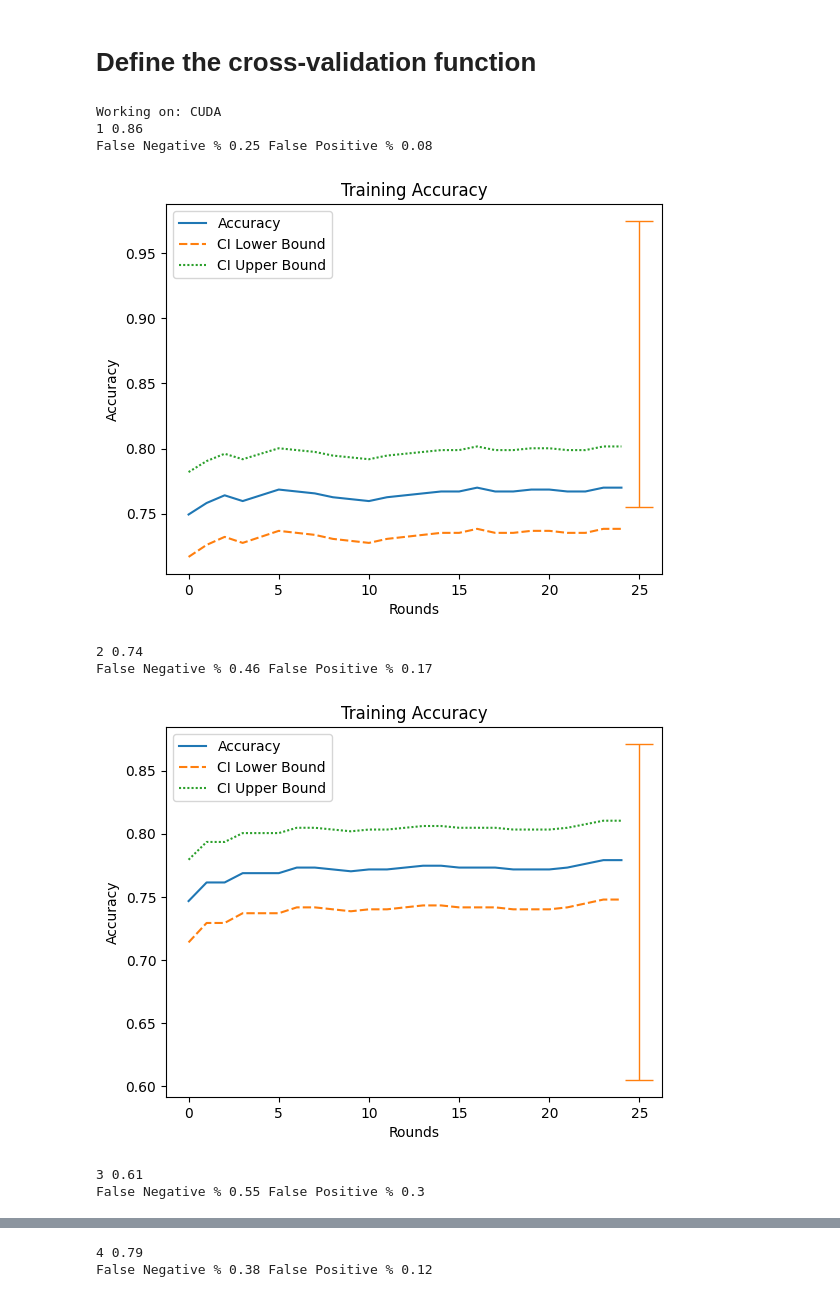
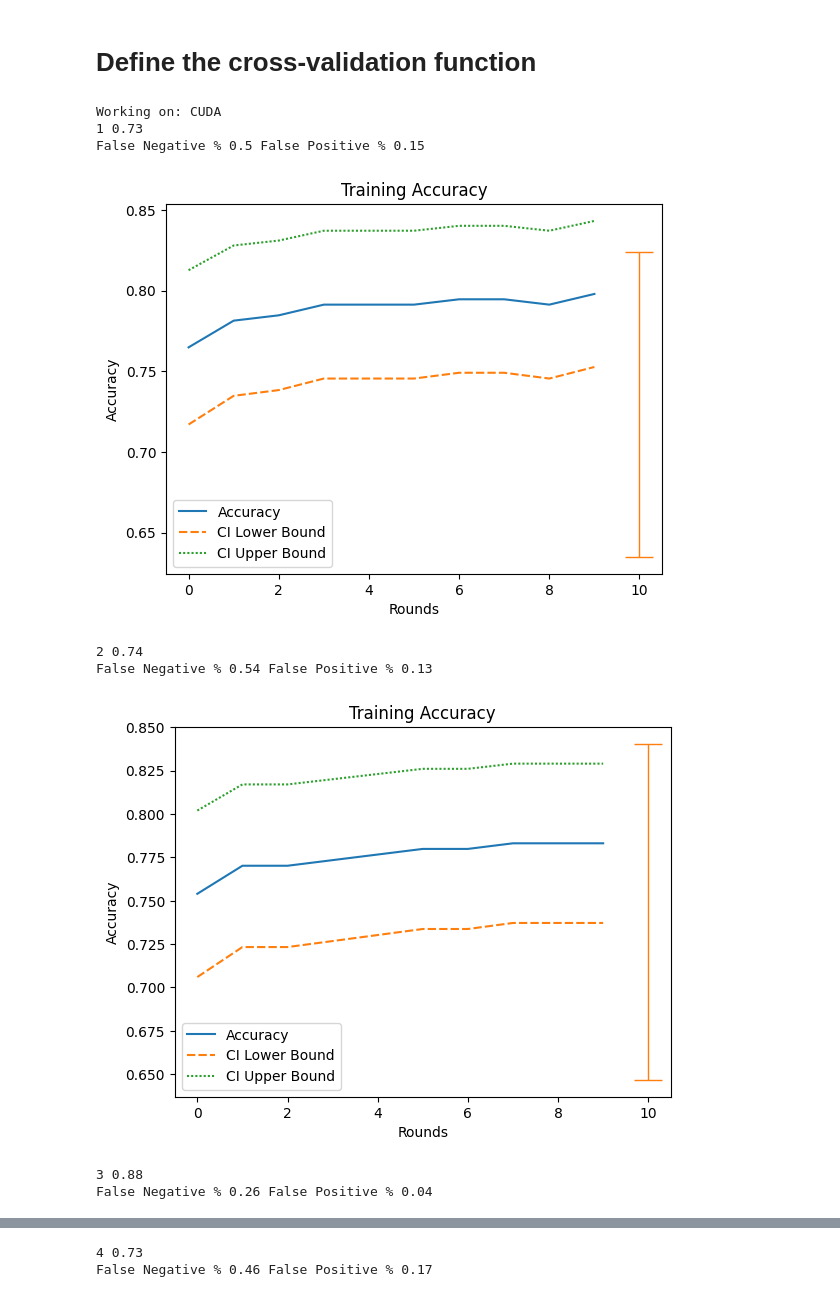
Before and after one commit to PeterVL02/Diabetes-Classifier, a Jupyter notebook: diabetes_classifier.ipynb, the cells around one changed output, grey strips where cells are left out. Saved outputs shown, nothing was run; the diff lists cells and outputs as text; code cells hidden in the pictures.

```diff
--- a/diabetes_classifier.ipynb
+++ b/diabetes_classifier.ipynb
@@ -250,8 +250,19 @@ def remove_outliers(DataFrame, std_threshold=4):
 # %% [markdown]
 ### Splitting data into k groups
 # %%
-def k_split(DataFrame, k, RemoveOutliers=False, ImputeMissing=False):
+def k_split(DataFrame, k, RemoveOutliers=False, ImputeMissing=False, log_transform=None):
     'If not ImputeMissing, NaNs will be removed. NaNs will always be removed in test data.'
+
+    ## Get the global features variable
+    global features
+
+    ## Log transformation
+    if log_transform is not None:
+        for col in log_transform:
+            ## Make sure that we are not log-transforming non-existent columns
+            if col in features:
+                df[col] = df[col].apply(lambda x: np.log1p(x))
+
     # Shuffle the DataFrame
     shuffled = DataFrame.sample(frac=1)
 
@@ -261,7 +272,7 @@ def k_split(DataFrame, k, RemoveOutliers=False, ImputeMissing=False):
     X_data = []
     Y_data = []
     pc_array = []
-    global features
+
 
     for i in range(k):
         groups_copy = groups.copy()
@@ -332,10 +343,10 @@ def cross_validate(training_data, test_data, pcs, n_pcs, learning_rate, rtt, plo
     return validation_stats
 # %%
 ## Decide on k
-k = 10
+k = 5
 
 ## How many times to go train on the dataset before evaluating?
-rounds_to_train = 25
+rounds_to_train = 10
 
 ## How many principal components should be used?
 number_of_pcs = 0
@@ -347,40 +358,43 @@ LR = 0.0001
 # If any other columns shold be dropped (for feature engineering purposes), these can be specified here as well:
 drop_coloumns = ['Outcome', 'DiabetesPedigreeFunction']
 
+# Which columns to log-transform?
+log_columns = ['Pregnancies', 'Insulin', 'DiabetesPedigreeFunction', 'Age']
+
 # Get all remaining columns in lists
 features = [col for col in df.columns if col not in [kol for kol in drop_coloumns]]
 
 ## Create Data from DataFrame
-X_data, Y_data, pc_array = k_split(df, k=k, RemoveOutliers=True, ImputeMissing=True)
-X_data, Y_data, pc_array
+X_data, Y_data, pc_array = k_split(df, k=k, RemoveOutliers=True, ImputeMissing=False, log_transform=log_columns)
+
 
 ## Perform cross validation
 statistics = cross_validate(X_data,Y_data,pc_array, n_pcs=number_of_pcs, learning_rate = LR, rtt=rounds_to_train, plot=True)
 
 ## Analyze the data
 means, low_means, high_means, false_negatives, false_positives = [], [], [], [], []
 for run_stat in statistics:
     means.append(run_stat[0])
     low_means.append(run_stat[1])
     high_means.append(run_stat[2])
     false_negatives.append(1-run_stat[3])
     false_positives.append(1-run_stat[4])
 
 print('Mean:', np.round(np.mean(means),2), 'Std', np.round(np.std(means),2), 'Min/Max', np.round(min(means),2),
       np.round(max(means),2), 'Mean CI:', np.round(np.mean(low_means),2), np.round(np.mean(high_means),2),
       'Mean False Negatives:', np.round(np.mean(false_negatives),2),
       'Mean False Positives:', np.round(np.mean(false_positives),2))
 
 
 # lr 0.0001, 50 runder: Mean 0.83 CI: 0.75 0.92
 # lr 0.0001, 20 runder, pc1 + pc2: Mean 0.85 CI: 0.77 0.93
 # %% [output]
 Working on: CUDA
-1 0.86
-False Negative % 0.25 False Positive % 0.08
+1 0.73
+False Negative % 0.5 False Positive % 0.15
-[figure, old version]
+[figure, new version]
 2 0.74
-False Negative % 0.46 False Positive % 0.17
+False Negative % 0.54 False Positive % 0.13
-[figure, old version]
+[figure, new version]
-3 0.61
-False Negative % 0.55 False Positive % 0.3
+3 0.88
+False Negative % 0.26 False Positive % 0.04
@@ -388,2 +402,2 @@ False Negative % 0.55 False Positive % 0.3
-4 0.79
-False Negative % 0.38 False Positive % 0.12
+4 0.73
+False Negative % 0.46 False Positive % 0.17
```
Also changed, not shown: parts of 1 cell of this notebook, 1 other file.
